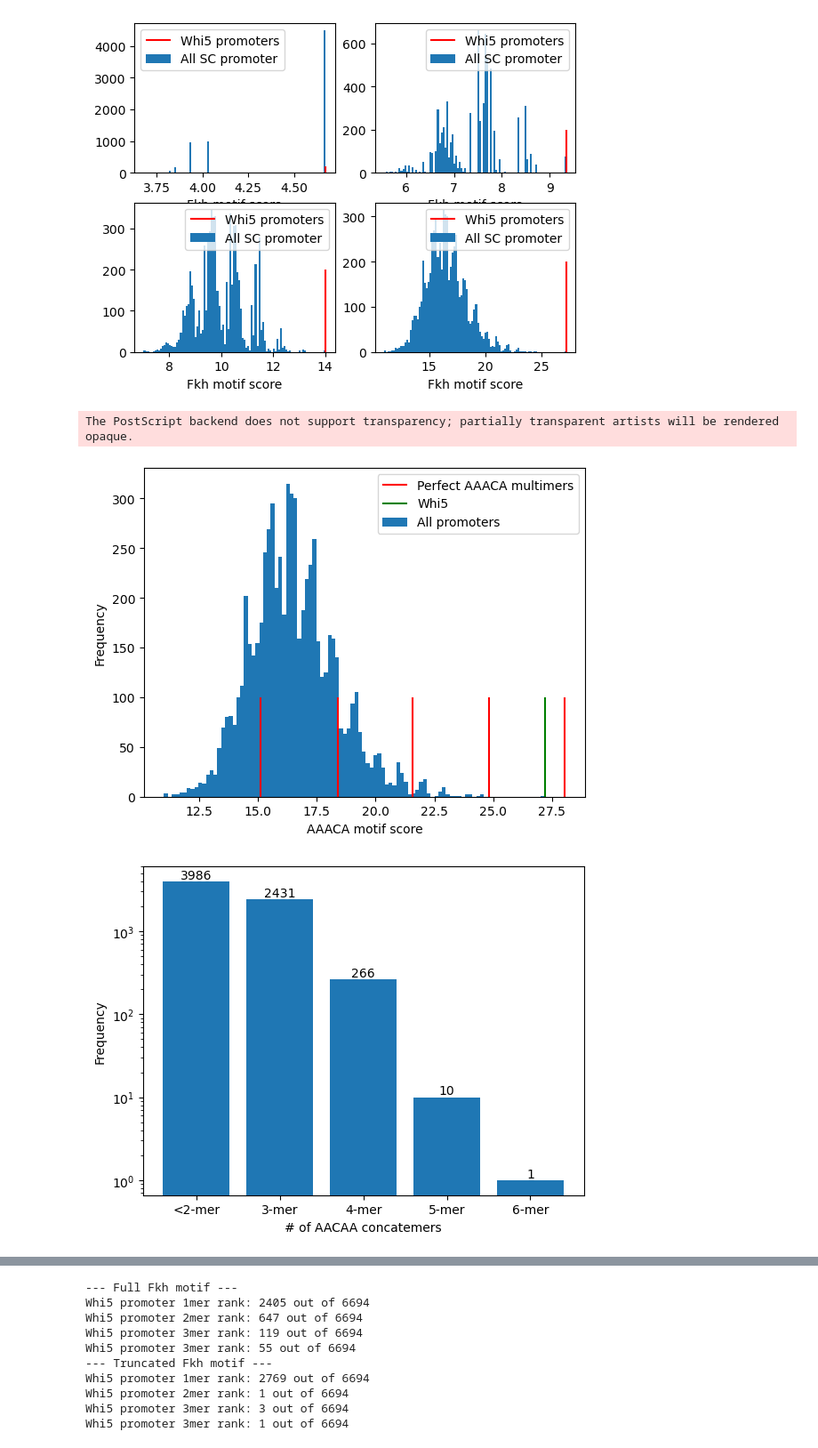
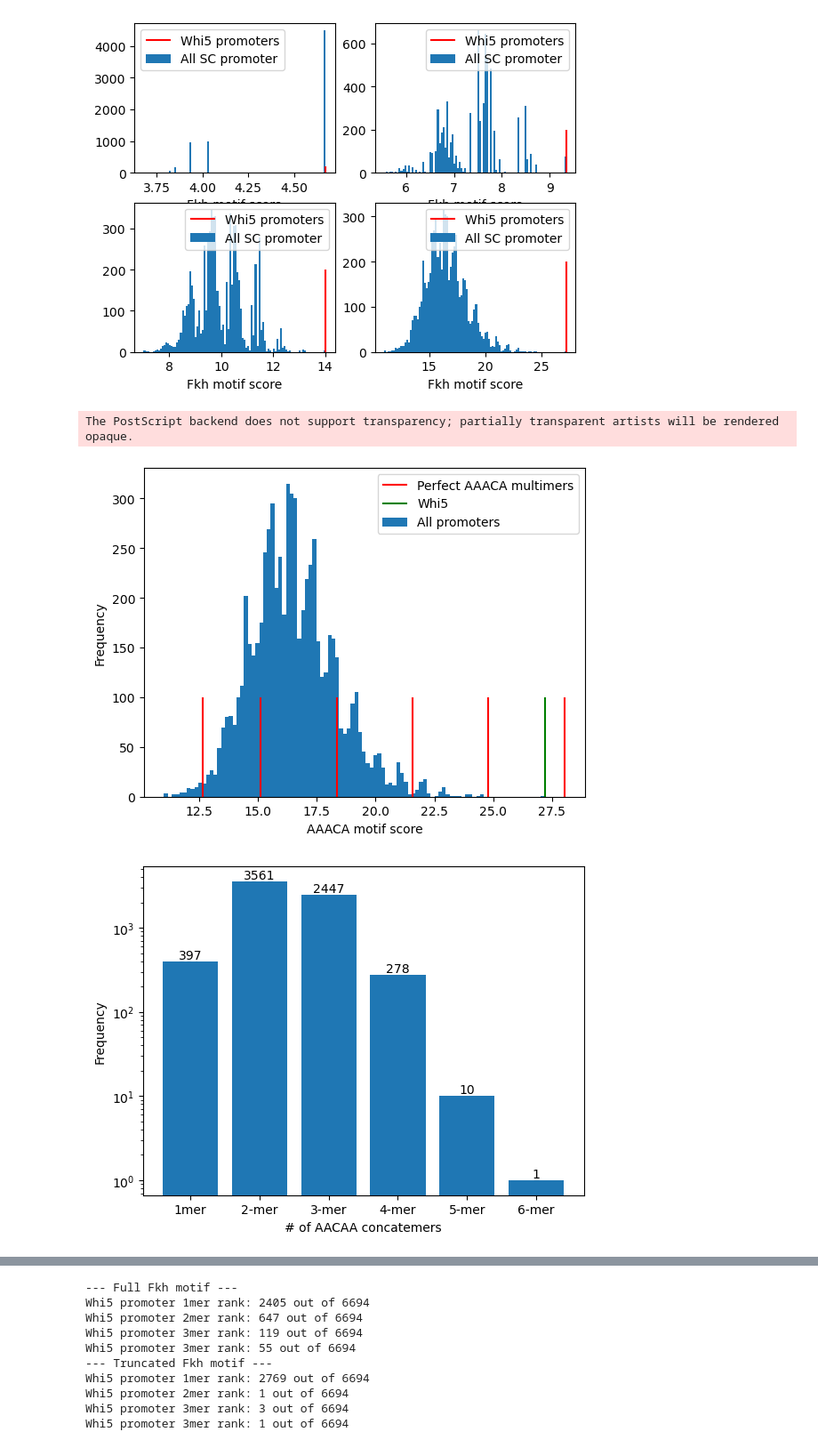
Before and after one commit to skotheimlab/fkh_concatemer_analysis, a Jupyter notebook: fkh_binding_site_on_scg.ipynb, the cells around one changed output, grey strips where cells are left out. Shown at 89% size. Cells and saved outputs as stored; diff of their text form; code cells hidden in the pictures.

Commit message:
Added reviewer analysis: canonical v. truncated

```diff
--- a/fkh_binding_site_on_scg.ipynb
+++ b/fkh_binding_site_on_scg.ipynb
@@ -152,17 +152,18 @@ frequencies = pd.Series(reduce(add, counts))
 frequencies = (frequencies / frequencies.sum()).to_dict()
 
 Niters = 1000
-synthetic_scores = pd.DataFrame(index=range(Niters),columns=['two-mer','three-mer','four-mer','five-mer','six-mer'])
+synthetic_scores = pd.DataFrame(index=range(Niters),columns=['one-mer','two-mer','three-mer','four-mer','five-mer','six-mer'])
 for i in range(Niters):
     s = generate_random_sequence(frequencies,len(pd.concat((Fkh,Fkh,Fkh,Fkh,Fkh,Fkh))))
+    one_mer = 'GTAAACA' + s[7:]
     two_mer = 'GTAAACAGTAAACA' + s[14:]
     three_mer = 'GTAAACAGTAAACAGTAAACA' + s[21:]
     four_mer = 'GTAAACAGTAAACAGTAAACAGTAAACA' + s[28:]
     five_mer = 'GTAAACAGTAAACAGTAAACAGTAAACAGTAAACA' + s[35:]
     six_mer = 'GTAAACAGTAAACAGTAAACAGTAAACAGTAAACAGTAAACA'
 
-    # synthetic_scores.loc[i,'one-mer'] = \
-    #     get_pswm_score_fast(pd.concat((truncFkh,truncFkh,truncFkh,truncFkh,truncFkh,truncFkh),ignore_index=True),one_mer).max()
+    synthetic_scores.loc[i,'one-mer'] = \
+        get_pswm_score_fast(pd.concat((Fkh,Fkh,Fkh,Fkh,Fkh,Fkh),ignore_index=True),one_mer).max()
     synthetic_scores.loc[i,'two-mer'] = \
         get_pswm_score_fast(pd.concat((Fkh,Fkh,Fkh,Fkh,Fkh,Fkh),ignore_index=True),two_mer).max()
     synthetic_scores.loc[i,'three-mer'] = \
@@ -208,7 +209,7 @@ plt.savefig(path.join(dirname,'full_fkh_nmer_scores_binned.eps'),format='eps')
 Truncated Fkh motif scores (AAACA) only
 '''
 
-truncFkh = Fkh.loc[[1,2,3,4,5]].reset_index(drop=True)
+truncFkh = Fkh.loc[[2,3,4,5,6]].reset_index(drop=True)
 print(f'Truncated Fkh (AAACA): {truncFkh}')
 
 #%% Calculate full Fkh score on all promoter sequence and all chromosomal sequenc
@@ -239,37 +240,24 @@ The PostScript backend does not support transparency; partially transparent arti
 # %%
 # 'Calibrate' 2mer v. 3mer etc scores
 from numpy import random
-def generate_random_sequence(frequencies,n):
-    # convert frequency table to cumulatives
-    cumu_freq = dict(zip(frequencies.keys(),np.cumsum(list(frequencies.values()))))
-    p = random.rand(n)
-    nt = list(frequencies.keys())
-    seq = pd.Series(range(n))
-    seq.loc[p < cumu_freq[nt[0]]] = nt[0]
-    seq.loc[(p > cumu_freq[nt[0]]) & (p <= cumu_freq[nt[1]])] = nt[1]
-    seq.loc[(p > cumu_freq[nt[1]]) & (p <= cumu_freq[nt[2]])] = nt[2]
-    seq.loc[(p > cumu_freq[nt[2]])] = nt[3]
-    return ''.join(seq.values)
 
-from collections import Counter
-from operator import add
-from functools import reduce
 counts = [Counter(seq[500:1000].seq) for seq in promoters.values()]
 frequencies = pd.Series(reduce(add, counts))
 frequencies = (frequencies / frequencies.sum()).to_dict()
 
 Niters = 1000
-synthetic_scores = pd.DataFrame(index=range(Niters),columns=['two-mer','three-mer','four-mer','five-mer','six-mer'])
+synthetic_scores = pd.DataFrame(index=range(Niters),columns=['one-mer','two-mer','three-mer','four-mer','five-mer','six-mer'])
 for i in range(Niters):
     s = generate_random_sequence(frequencies,len(pd.concat((truncFkh,truncFkh,truncFkh,truncFkh,truncFkh,truncFkh))))
+    two_mer = 'AAACA' + s[5:]
     two_mer = 'AAACAAAACA' + s[10:]
     three_mer = 'AAACAAAACAAAACA' + s[15:]
     four_mer = 'AAACAAAACAAAACAAAACA' + s[20:]
     five_mer = 'AAACAAAACAAAACAAAACAAAACA' + s[25:]
     six_mer = 'AAACAAAACAAAACAAAACAAAACAAAACA'
 
-    # synthetic_scores.loc[i,'one-mer'] = \
-    #     get_pswm_score_fast(pd.concat((truncFkh,truncFkh,truncFkh,truncFkh,truncFkh,truncFkh),ignore_index=True),one_mer).max()
+    synthetic_scores.loc[i,'one-mer'] = \
+        get_pswm_score_fast(pd.concat((truncFkh,truncFkh,truncFkh,truncFkh,truncFkh,truncFkh),ignore_index=True),one_mer).max()
     synthetic_scores.loc[i,'two-mer'] = \
         get_pswm_score_fast(pd.concat((truncFkh,truncFkh,truncFkh,truncFkh,truncFkh,truncFkh),ignore_index=True),two_mer).max()
     synthetic_scores.loc[i,'three-mer'] = \
@@ -291,22 +279,22 @@ plt.ylabel('Frequency')
 plt.savefig(path.join(dirname,'truncated_fkh_nmer_scores_calibrated.eps'),format='eps')
 # %% [output]
 The PostScript backend does not support transparency; partially transparent artists will be rendered opaque.
-[figure, old version]
+[figure, new version]
 # %%
 bin_edges = synthetic_scores.mean().values[:-1] + np.diff(synthetic_scores.mean())/2
 bin_edges = np.insert(bin_edges,0,0)
 bin_edges = np.append(bin_edges,30)
 
 counts,bins = np.histogram(df_trunc_6mer['Max'],bins= bin_edges)
 df_trunc_6mer['# concats'] = np.digitize(df_trunc_6mer['Max'].astype(float),bins= bin_edges.astype(float))+1
 plt.yscale('log', nonpositive='clip')
 container = plt.bar(range(len(counts)),counts)
 plt.bar_label(container,counts)
 plt.xlabel('# of AACAA concatemers')
 plt.ylabel('Frequency')
 g = plt.gca()
-g.set_xticks(range(len(counts)),labels=['<2-mer','3-mer','4-mer','5-mer','6-mer'])
+g.set_xticks(range(len(counts)),labels=['1mer','2-mer','3-mer','4-mer','5-mer','6-mer'])
 
 plt.savefig(path.join(dirname,'truncated_fkh_nmer_scores_binned.eps'),format='eps')
 # %% [output]
-[figure, old version]
+[figure, new version]
```
Also changed, not shown: parts of 4 cells of this notebook, 1 other file.
